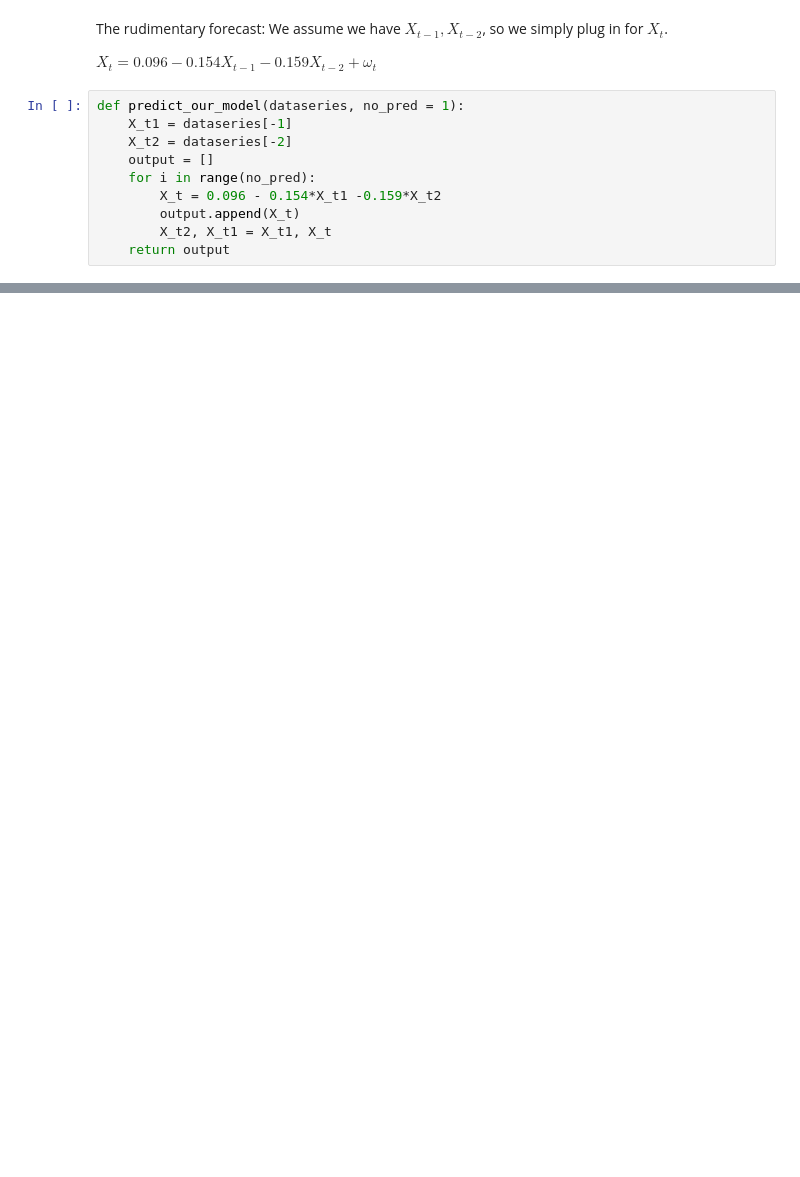
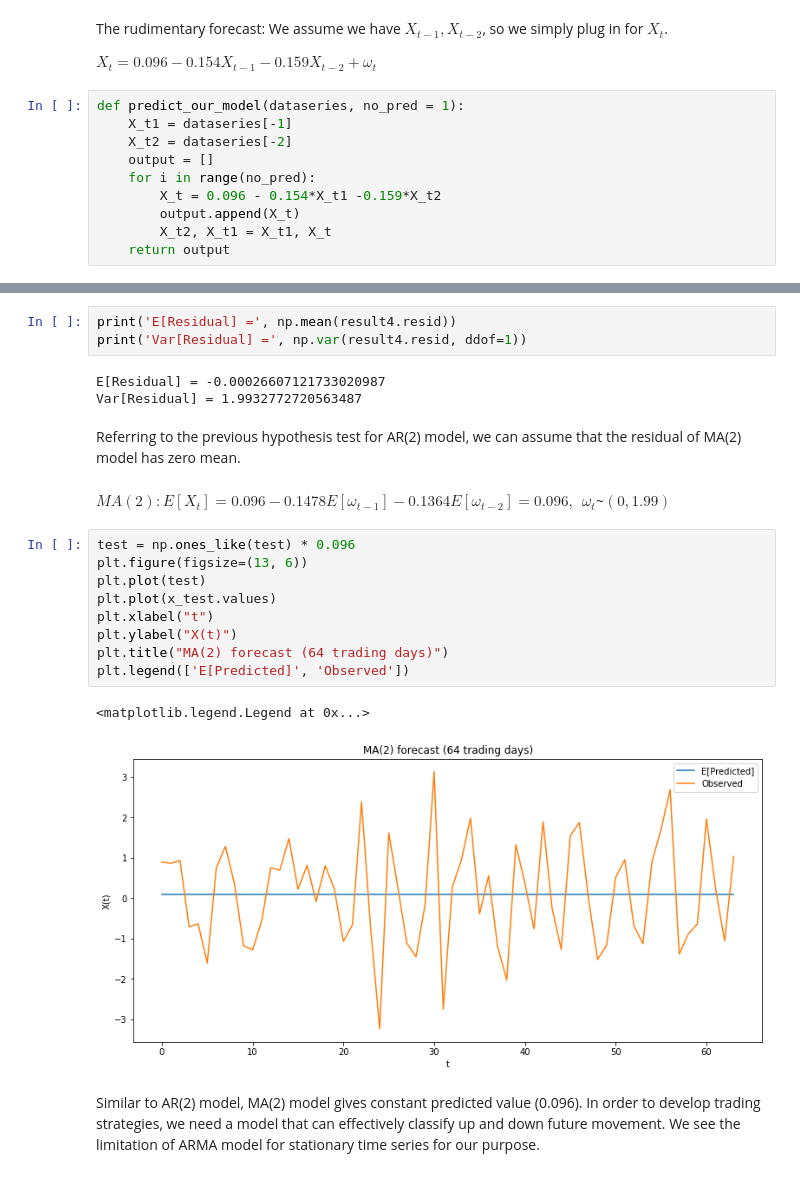
Before and after one commit to stevenkxu/TimeSeriesProject, a Jupyter notebook: 6351_Final_Project.ipynb, the cells around one changed output, grey strips where cells are left out. Cells and saved outputs as stored; diff of their text form; blank space fills up the shorter version.

```diff
--- a/6351_Final_Project.ipynb
+++ b/6351_Final_Project.ipynb
@@ -538,0 +623,24 @@ plt.plot(test)
+# %%
+print('E[Residual] =', np.mean(result4.resid))
+print('Var[Residual] =', np.var(result4.resid, ddof=1))
+# %% [output]
+E[Residual] = -0.00026607121733020987
+Var[Residual] = 1.9932772720563487
+# %% [markdown]
+Referring to the previous hypothesis test for AR(2) model, we can assume that the residual of MA(2) model has zero mean.
+# %% [markdown]
+$MA(2) : E[X_t]=0.096-0.1478 E[\omega_{t-1}]-0.1364 E[\omega_{t-2}] = 0.096,~~\omega_t$~$(0, 1.99)$
+# %%
+test = np.ones_like(test) * 0.096
+plt.figure(figsize=(13, 6))
+plt.plot(test)
+plt.plot(x_test.values)
+plt.xlabel("t")
+plt.ylabel("X(t)")
+plt.title("MA(2) forecast (64 trading days)")
+plt.legend(['E[Predicted]', 'Observed'])
+# %% [output]
+<matplotlib.legend.Legend at 0x...>
+[figure, added]
+# %% [markdown]
+Similar to AR(2) model, MA(2) model gives constant predicted value (0.096). In order to develop trading strategies, we need a model that can effectively classify up and down future movement. We see the limitation of ARMA model for stationary time series for our purpose.
```
Also changed, not shown: parts of 17 cells of this notebook.
